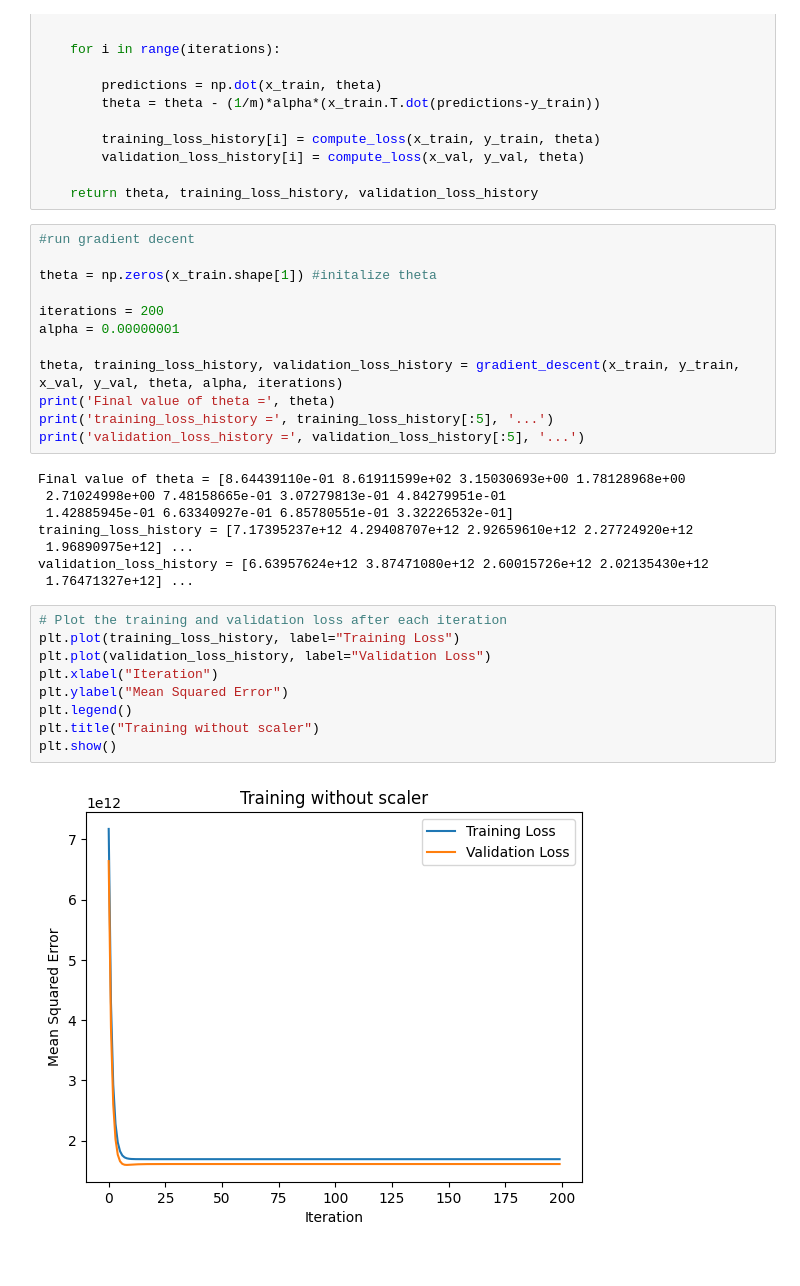
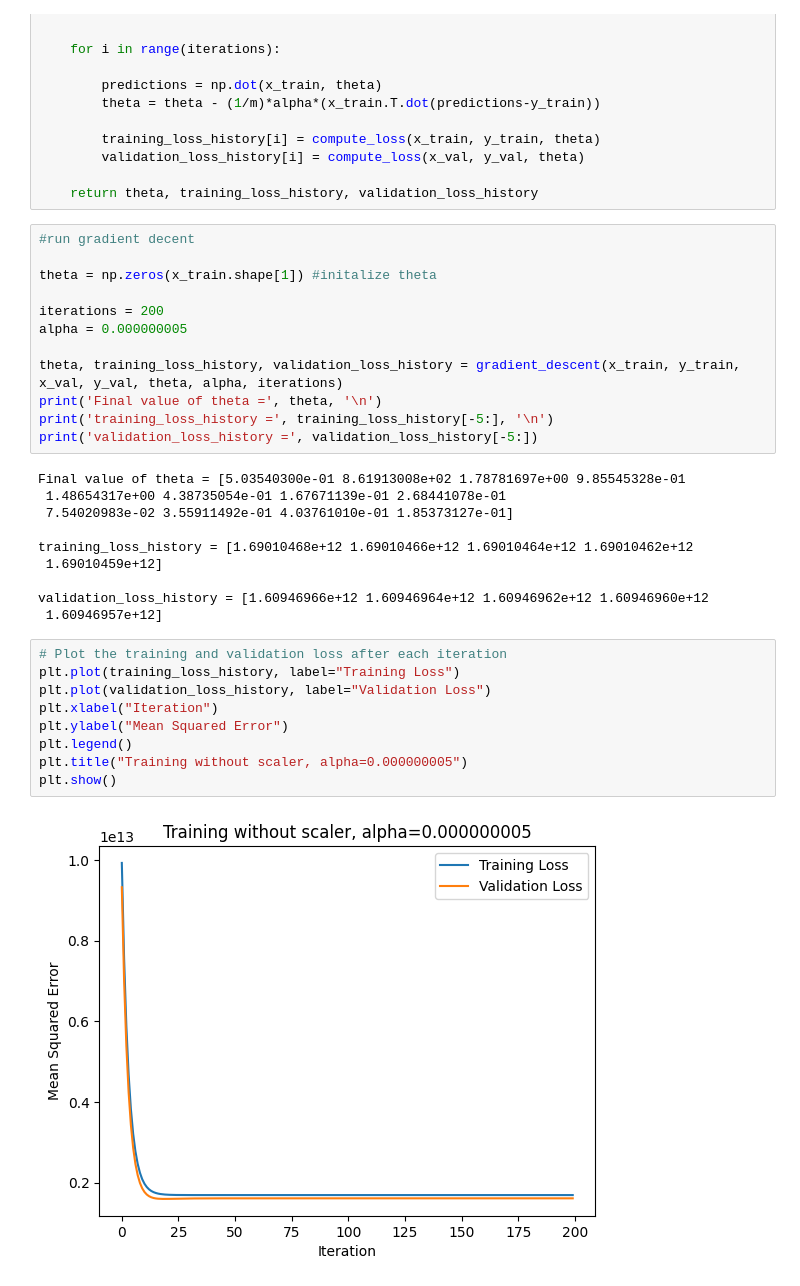
Before and after one commit to swetzel1/introduction_to_ml, a Jupyter notebook: homework_2/hw2_problem1b.ipynb, the cells around one changed output. Cells and saved outputs as stored; diff of their text form.

Commit message:
Adjust iterations and alpha

```diff
--- a/homework_2/hw2_problem1b.ipynb
+++ b/homework_2/hw2_problem1b.ipynb
@@ -114,28 +114,30 @@ def gradient_descent(x_train, y_train, x_val, y_val, theta, alpha, iterations):
 theta = np.zeros(x_train.shape[1]) #initalize theta
 
 iterations = 200
-alpha = 0.00000001
+alpha = 0.000000005
 
 theta, training_loss_history, validation_loss_history = gradient_descent(x_train, y_train, x_val, y_val, theta, alpha, iterations)
-print('Final value of theta =', theta)
-print('training_loss_history =', training_loss_history[:5], '...')
-print('validation_loss_history =', validation_loss_history[:5], '...')
+print('Final value of theta =', theta, '\n')
+print('training_loss_history =', training_loss_history[-5:], '\n')
+print('validation_loss_history =', validation_loss_history[-5:])
 # %% [output]
-Final value of theta = [8.64439110e-01 8.61911599e+02 3.15030693e+00 1.78128968e+00
- 2.71024998e+00 7.48158665e-01 3.07279813e-01 4.84279951e-01
- 1.42885945e-01 6.63340927e-01 6.85780551e-01 3.32226532e-01]
-training_loss_history = [7.17395237e+12 4.29408707e+12 2.92659610e+12 2.27724920e+12
- 1.96890975e+12] ...
-validation_loss_history = [6.63957624e+12 3.87471080e+12 2.60015726e+12 2.02135430e+12
- 1.76471327e+12] ...
+Final value of theta = [5.03540300e-01 8.61913008e+02 1.78781697e+00 9.85545328e-01
+ 1.48654317e+00 4.38735054e-01 1.67671139e-01 2.68441078e-01
+ 7.54020983e-02 3.55911492e-01 4.03761010e-01 1.85373127e-01]
+
+training_loss_history = [1.69010468e+12 1.69010466e+12 1.69010464e+12 1.69010462e+12
+ 1.69010459e+12]
+
+validation_loss_history = [1.60946966e+12 1.60946964e+12 1.60946962e+12 1.60946960e+12
+ 1.60946957e+12]
 # %%
 # Plot the training and validation loss after each iteration
 plt.plot(training_loss_history, label="Training Loss")
 plt.plot(validation_loss_history, label="Validation Loss")
 plt.xlabel("Iteration")
 plt.ylabel("Mean Squared Error")
 plt.legend()
-plt.title("Training without scaler")
+plt.title("Training without scaler, alpha=0.000000005")
 plt.show()
 # %% [output]
-[figure, old version]
+[figure, new version]
```
